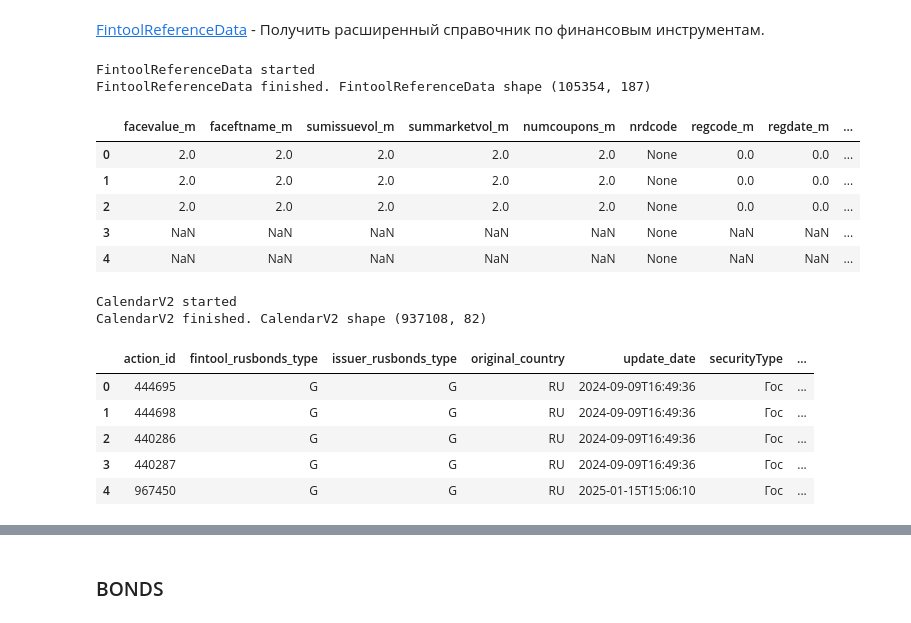
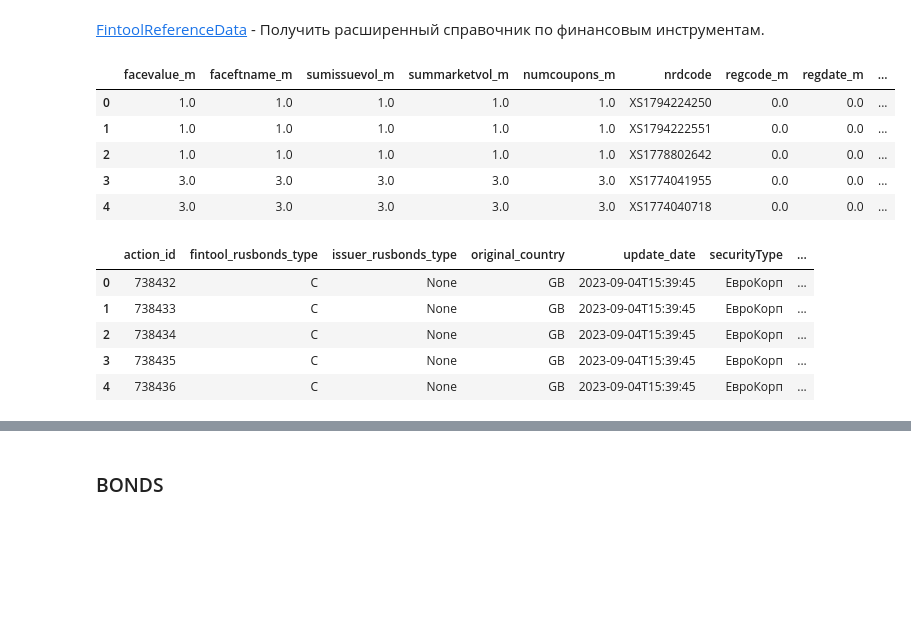
Before and after one commit to alexkobz/insurance, a Jupyter notebook: stocks.ipynb, the cells around one changed output, grey strips where cells are left out. Drawn from its saved outputs; the diff is of its cells as text; code cells hidden in the pictures; blank space fills up the shorter version.

```diff
--- a/stocks.ipynb
+++ b/stocks.ipynb
@@ -36,27 +40,23 @@ Getting token finished
 # %% [markdown]
 [FintoolReferenceData](https://docs.efir-net.ru/dh2/#/Info/FintoolReferenceData?id=post-fintoolreferencedata) - Получить расширенный справочник по финансовым инструментам.
 # %%
-FintoolReferenceData = RuDataDF("FintoolReferenceData").df
-FintoolReferenceData.head()
+FintoolReferenceDataDF = FintoolReferenceData().df
+FintoolReferenceDataDF.head()
 # %% [output]
-FintoolReferenceData started
-FintoolReferenceData finished. FintoolReferenceData shape (105354, 187)
 |  | facevalue_m | faceftname_m | sumissuevol_m | summarketvol_m | numcoupons_m | nrdcode | regcode_m | regdate_m | ... |
-| 0 | 2.0 | 2.0 | 2.0 | 2.0 | 2.0 | None | 0.0 | 0.0 | ... |
-| 1 | 2.0 | 2.0 | 2.0 | 2.0 | 2.0 | None | 0.0 | 0.0 | ... |
-| 2 | 2.0 | 2.0 | 2.0 | 2.0 | 2.0 | None | 0.0 | 0.0 | ... |
-| 3 | NaN | NaN | NaN | NaN | NaN | None | NaN | NaN | ... |
-| 4 | NaN | NaN | NaN | NaN | NaN | None | NaN | NaN | ... |
+| 0 | 1.0 | 1.0 | 1.0 | 1.0 | 1.0 | XS1794224250 | 0.0 | 0.0 | ... |
+| 1 | 1.0 | 1.0 | 1.0 | 1.0 | 1.0 | XS1794222551 | 0.0 | 0.0 | ... |
+| 2 | 1.0 | 1.0 | 1.0 | 1.0 | 1.0 | XS1778802642 | 0.0 | 0.0 | ... |
+| 3 | 3.0 | 3.0 | 3.0 | 3.0 | 3.0 | XS1774041955 | 0.0 | 0.0 | ... |
+| 4 | 3.0 | 3.0 | 3.0 | 3.0 | 3.0 | XS1774040718 | 0.0 | 0.0 | ... |
 # %%
-Calendar = RuDataDF("CalendarV2").df
-Calendar.head()
+CalendarDF = CalendarV2().df
+CalendarDF.head()
 # %% [output]
-CalendarV2 started
-CalendarV2 finished. CalendarV2 shape (937108, 82)
 |  | action_id | fintool_rusbonds_type | issuer_rusbonds_type | original_country | update_date | securityType | ... |
-| 0 | 444695 | G | G | RU | 2024-09-09T16:49:36 | Гос | ... |
-| 1 | 444698 | G | G | RU | 2024-09-09T16:49:36 | Гос | ... |
-| 2 | 440286 | G | G | RU | 2024-09-09T16:49:36 | Гос | ... |
-| 3 | 440287 | G | G | RU | 2024-09-09T16:49:36 | Гос | ... |
-| 4 | 967450 | G | G | RU | 2025-01-15T15:06:10 | Гос | ... |
+| 0 | 738432 | C | None | GB | 2023-09-04T15:39:45 | ЕвроКорп | ... |
+| 1 | 738433 | C | None | GB | 2023-09-04T15:39:45 | ЕвроКорп | ... |
+| 2 | 738434 | C | None | GB | 2023-09-04T15:39:45 | ЕвроКорп | ... |
+| 3 | 738435 | C | None | GB | 2023-09-04T15:39:45 | ЕвроКорп | ... |
+| 4 | 738436 | C | None | GB | 2023-09-04T15:39:45 | ЕвроКорп | ... |
 # %%
```
Also changed, not shown: parts of 16 cells of this notebook, 11 other files.
